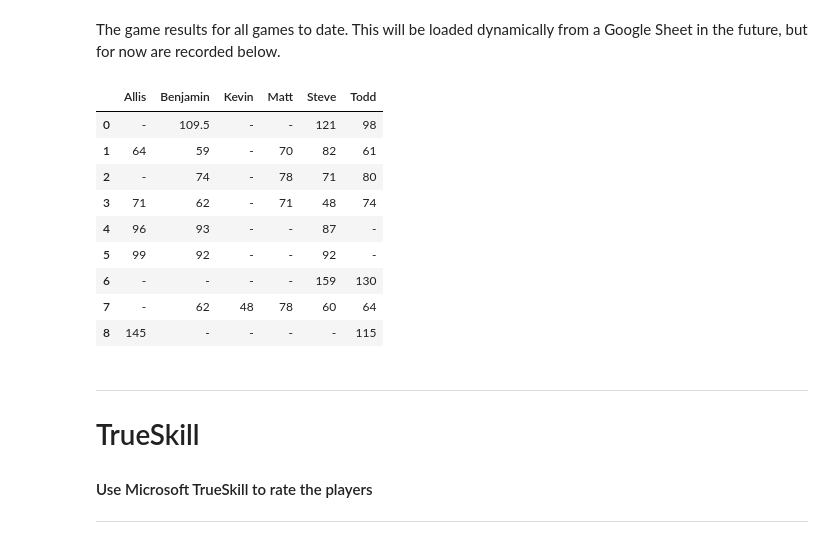
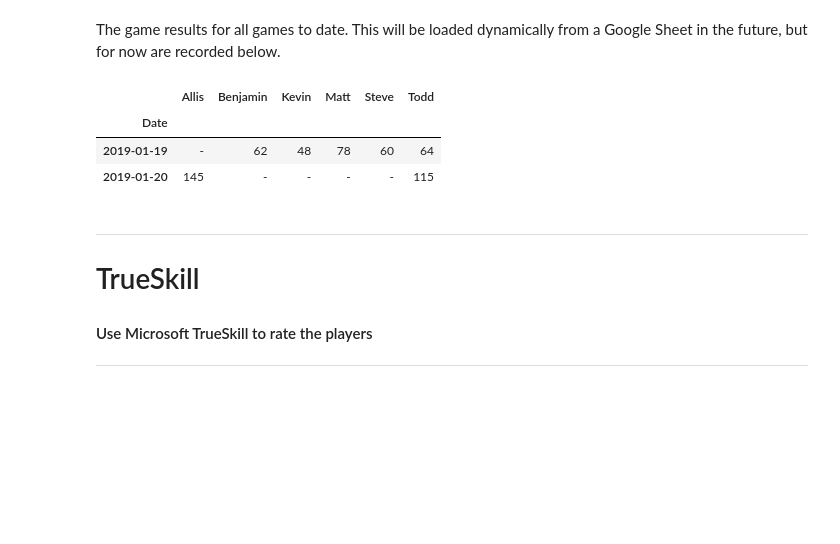
Before and after one commit to ThePlaidMentat/warrank, a Jupyter notebook: RedRankTrueSkill.ipynb, the cells around one changed output. Cells and saved outputs as stored; diff of their text form; code cells hidden in the pictures; blank space fills up the shorter version.

```diff
--- a/RedRankTrueSkill.ipynb
+++ b/RedRankTrueSkill.ipynb
@@ -15,32 +17,16 @@ import matplotlib.pyplot as plt
 plt.style.use('seaborn')
 # %% [markdown]
 The game results for all games to date. This will be loaded dynamically from a Google Sheet in the future, but for now are recorded below.
-# %%
-game_data = [
-    {'Steve': 121, 'Benjamin': 109.5, 'Todd': 98},
-    {'Steve': 82, 'Matt': 70, 'Allis': 64, 'Todd': 61, 'Benjamin': 59},
-    {'Todd': 80, 'Matt': 78, 'Benjamin': 74, 'Steve': 71},
-    {'Todd': 74, 'Matt': 71, 'Allis': 71, 'Benjamin': 62, 'Steve': 48},
-    {'Allis': 96, 'Benjamin': 93, 'Steve': 87},
-    {'Allis': 99, 'Benjamin': 92, 'Steve': 92},
-    {'Steve': 159, 'Todd': 130},
-    {'Matt': 78, 'Todd': 64, 'Benjamin': 62, 'Steve': 60, 'Kevin': 48},
-    {'Allis': 145, 'Todd': 115}
-]
-
-games = pd.DataFrame(game_data)
-games.fillna('-')
-# %% [output]
-|  | Allis | Benjamin | Kevin | Matt | Steve | Todd |
-| 0 | - | 109.5 | - | - | 121 | 98 |
-| 1 | 64 | 59 | - | 70 | 82 | 61 |
-| 2 | - | 74 | - | 78 | 71 | 80 |
-| 3 | 71 | 62 | - | 71 | 48 | 74 |
-| 4 | 96 | 93 | - | - | 87 | - |
-| 5 | 99 | 92 | - | - | 92 | - |
-| 6 | - | - | - | - | 159 | 130 |
-| 7 | - | 62 | 48 | 78 | 60 | 64 |
-| 8 | 145 | - | - | - | - | 115 |
+# %%
+r = requests.get('https://docs.google.com/spreadsheet/ccc?key=1sOV2dhdXgPbWmacQRWN1hEVUBWzfpy5c6T5W-qowGoY&output=csv&gid=0')
+csv_data = r.content.decode('utf-8')
+games = pd.read_csv(StringIO(csv_data), index_col=0, parse_dates=['Date'])
+games.fillna('-')
+# %% [output]
+|  | Allis | Benjamin | Kevin | Matt | Steve | Todd |
+| Date |  |  |  |  |  |  |
+| 2019-01-19 | - | 62 | 48 | 78 | 60 | 64 |
+| 2019-01-20 | 145 | - | - | - | - | 115 |
 # %% [markdown]
 ---
 
```
Also changed, not shown: parts of 8 cells of this notebook, 3 other files.
